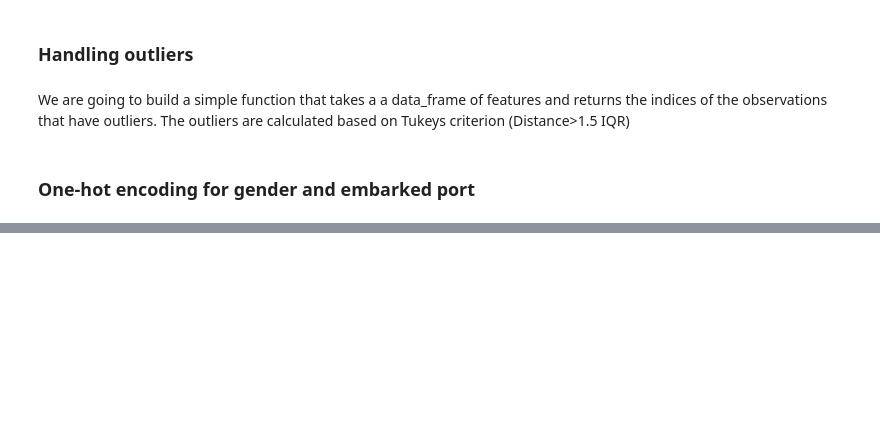
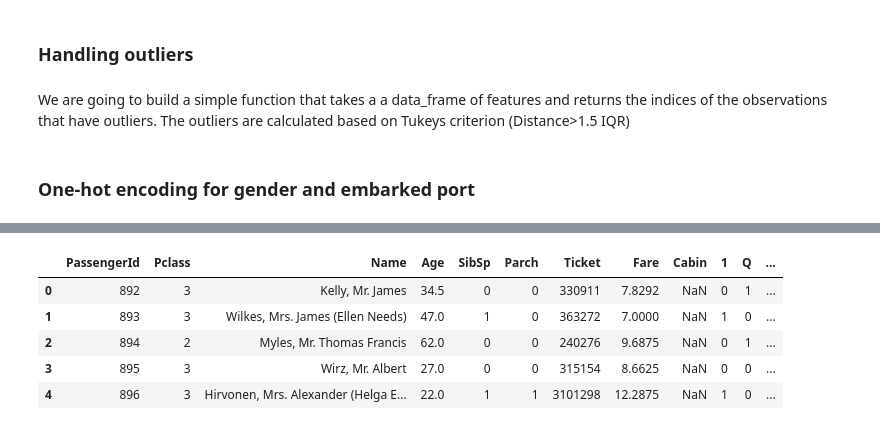
Before and after one commit to jmoschos/Titanic, a Jupyter notebook: Titanic.ipynb, the cells around one changed output, grey strips where cells are left out. Saved outputs shown, nothing was run; the diff lists cells and outputs as text; code cells hidden in the pictures; blank space fills up the shorter version.

```diff
--- a/Titanic.ipynb
+++ b/Titanic.ipynb
@@ -251,0 +260,23 @@ df_train.drop(['Sex','Embarked'],axis=1,inplace=True)
+# %%
+df_test = pd.concat([df_test,sex,embarked],axis=1)
+# %%
+df_test.drop(['Sex','Embarked'],axis=1,inplace=True)
+# %%
+def Family_calc(df,col1,col2):
+
+    Parents = df[col1]
+    Siblings = df[col2]
+    Status = []
+
+    for items in range(len(df)):
+
+        if (Parents[items]+Siblings[items]==0):
+            Status.append("Single")
+        elif (Parents[items]+Siblings[items]==1):
+            Status.append("Double")
+        elif (Parents[items]+Siblings[items]>=2 & Parents[items]+Siblings[items]<=3 ):
+            Status.append("Family")
+        else:
+            Status.append("Big Family")
+
+    return Status
@@ -251,0 +285,11 @@ df_train.drop(['Sex','Embarked'],axis=1,inplace=True)
+# %%
+df_test["Status"]=Family_calc(df_test,"SibSp", "Parch")
+# %%
+df_test.head()
+# %% [output]
+|  | PassengerId | Pclass | Name | Age | SibSp | Parch | Ticket | Fare | Cabin | 1 | Q | ... |
+| 0 | 892 | 3 | Kelly, Mr. James | 34.5 | 0 | 0 | 330911 | 7.8292 | NaN | 0 | 1 | ... |
+| 1 | 893 | 3 | Wilkes, Mrs. James (Ellen Needs) | 47.0 | 1 | 0 | 363272 | 7.0000 | NaN | 1 | 0 | ... |
+| 2 | 894 | 2 | Myles, Mr. Thomas Francis | 62.0 | 0 | 0 | 240276 | 9.6875 | NaN | 0 | 1 | ... |
+| 3 | 895 | 3 | Wirz, Mr. Albert | 27.0 | 0 | 0 | 315154 | 8.6625 | NaN | 0 | 0 | ... |
+| 4 | 896 | 3 | Hirvonen, Mrs. Alexander (Helga E... | 22.0 | 1 | 1 | 3101298 | 12.2875 | NaN | 1 | 0 | ... |
```
Also changed, not shown: parts of 34 cells of this notebook.
